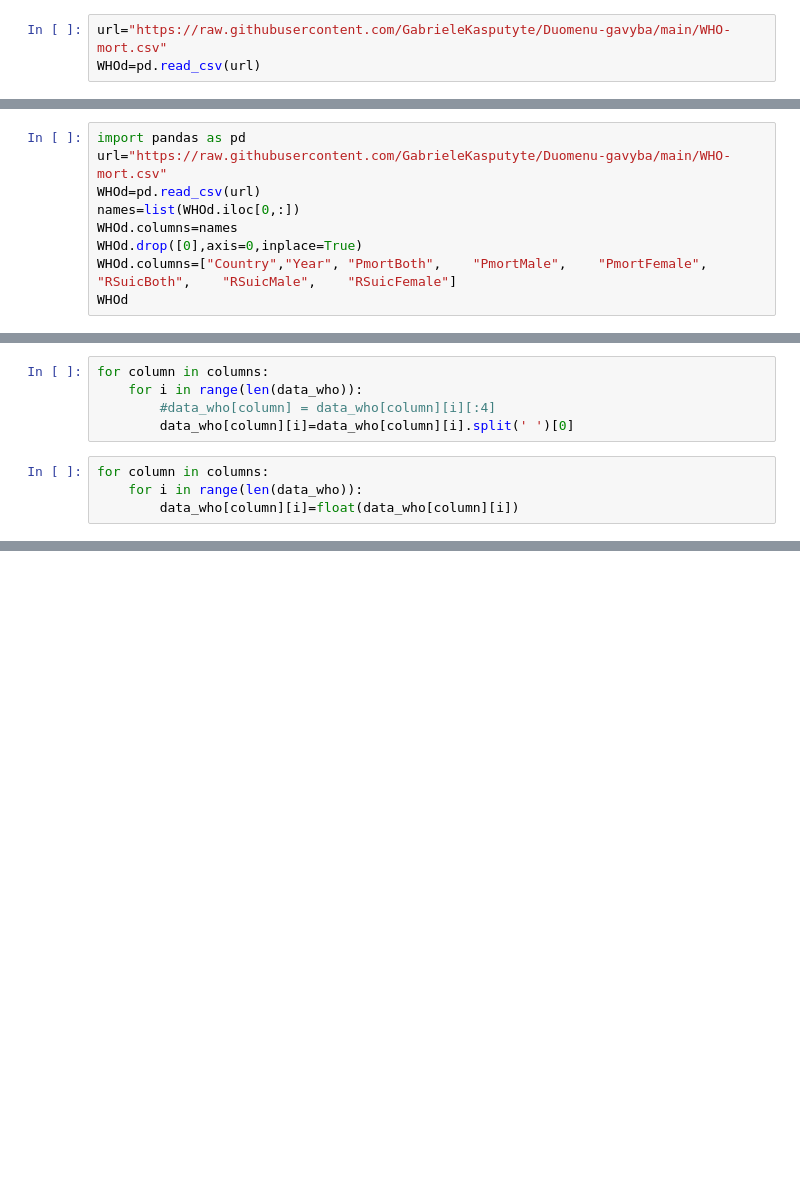
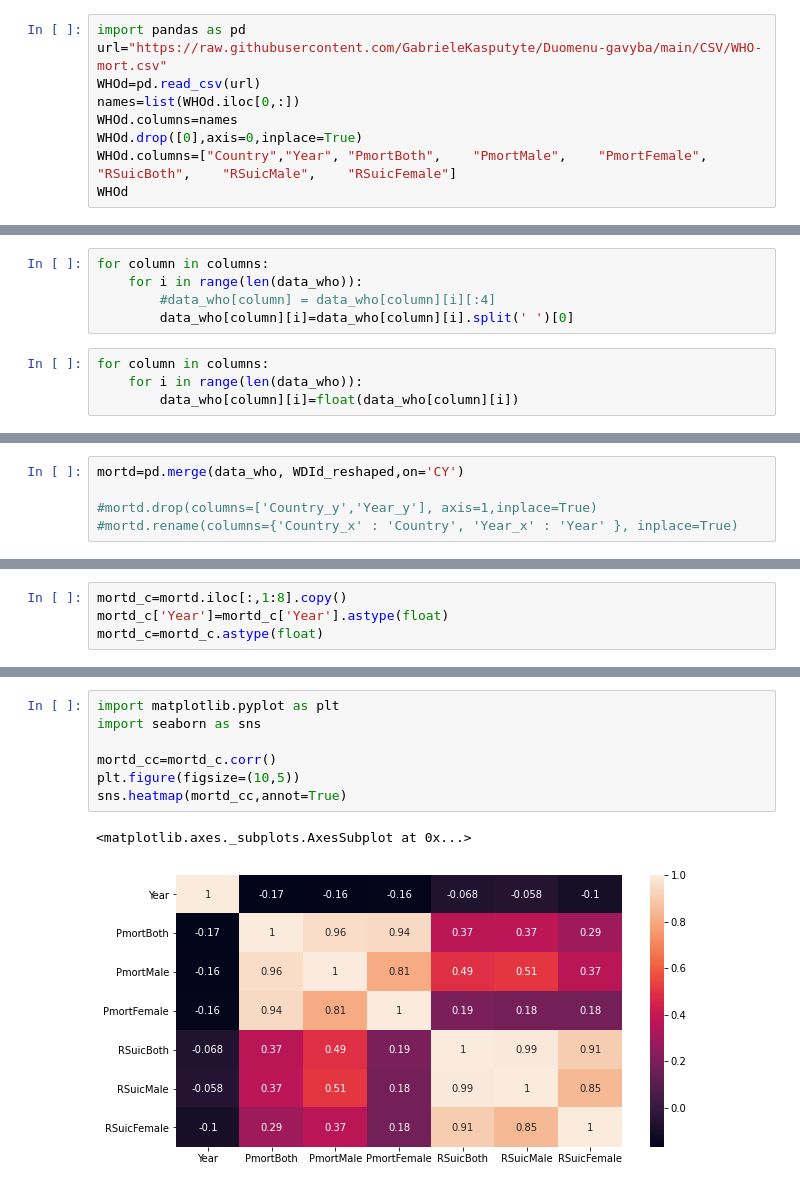
Before and after one commit to GabrieleKasputyte/Duomenu-gavyba, a Jupyter notebook: Suicide Data Analysis/Duomenu_transformacijos.ipynb, the cells around one changed output, grey strips where cells are left out. Drawn from its saved outputs; the diff is of its cells as text; blank space fills up the shorter version.

```diff
--- a/Suicide Data Analysis/Duomenu_transformacijos.ipynb
+++ b/Suicide Data Analysis/Duomenu_transformacijos.ipynb
@@ -19,3 +88,9 @@ WDId
 # %%
-url="https://raw.githubusercontent.com/GabrieleKasputyte/Duomenu-gavyba/main/WHO-mort.csv"
+import pandas as pd
+url="https://raw.githubusercontent.com/GabrieleKasputyte/Duomenu-gavyba/main/CSV/WHO-mort.csv"
 WHOd=pd.read_csv(url)
+names=list(WHOd.iloc[0,:])
+WHOd.columns=names
+WHOd.drop([0],axis=0,inplace=True)
+WHOd.columns=["Country","Year", "PmortBoth",	"PmortMale",	"PmortFemale",	"RSuicBoth",	"RSuicMale",	"RSuicFemale"]
+WHOd
@@ -22,12 +111,3 @@ WHOd=pd.read_csv(url)
-# %%
-import pandas as pd
-url="https://raw.githubusercontent.com/GabrieleKasputyte/Duomenu-gavyba/main/WHO-mort.csv"
-WHOd=pd.read_csv(url)
-names=list(WHOd.iloc[0,:])
-WHOd.columns=names
-WHOd.drop([0],axis=0,inplace=True)
-WHOd.columns=["Country","Year", "PmortBoth",	"PmortMale",	"PmortFemale",	"RSuicBoth",	"RSuicMale",	"RSuicFemale"]
-WHOd
 # %%
 #print(WHOd[(WHOd["Country"]=="Afghanistan")].iloc[:,:4])
 data_who=WHOd
@@ -52,0 +156,5 @@ data_who
+# %%
+mortd=pd.merge(data_who, WDId_reshaped,on='CY')
+
+#mortd.drop(columns=['Country_y','Year_y'], axis=1,inplace=True)
+#mortd.rename(columns={'Country_x' : 'Country', 'Year_x' : 'Year' }, inplace=True)
@@ -52,0 +192,4 @@ data_who
+# %%
+mortd_c=mortd.iloc[:,1:8].copy()
+mortd_c['Year']=mortd_c['Year'].astype(float)
+mortd_c=mortd_c.astype(float)
@@ -52,0 +212,10 @@ data_who
+# %%
+import matplotlib.pyplot as plt
+import seaborn as sns
+
+mortd_cc=mortd_c.corr()
+plt.figure(figsize=(10,5))
+sns.heatmap(mortd_cc,annot=True)
+# %% [output]
+<matplotlib.axes._subplots.AxesSubplot at 0x...>
+[figure, added]
```
Also changed, not shown: parts of 22 cells of this notebook.
